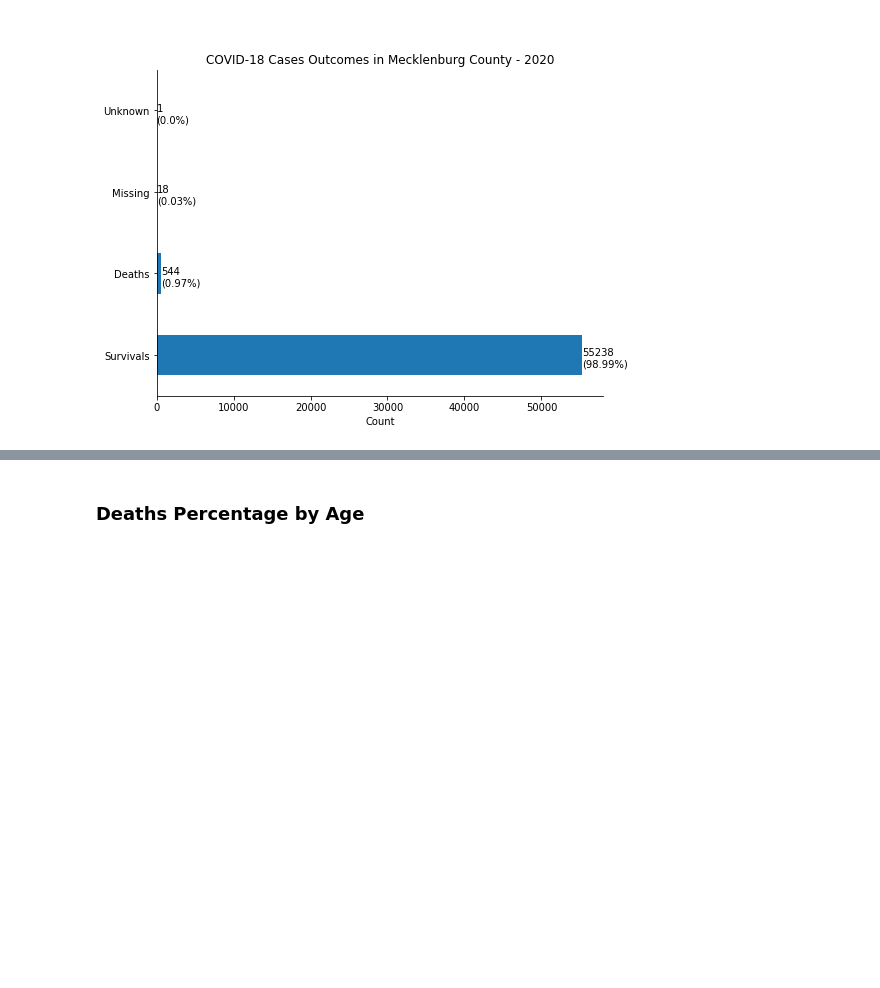
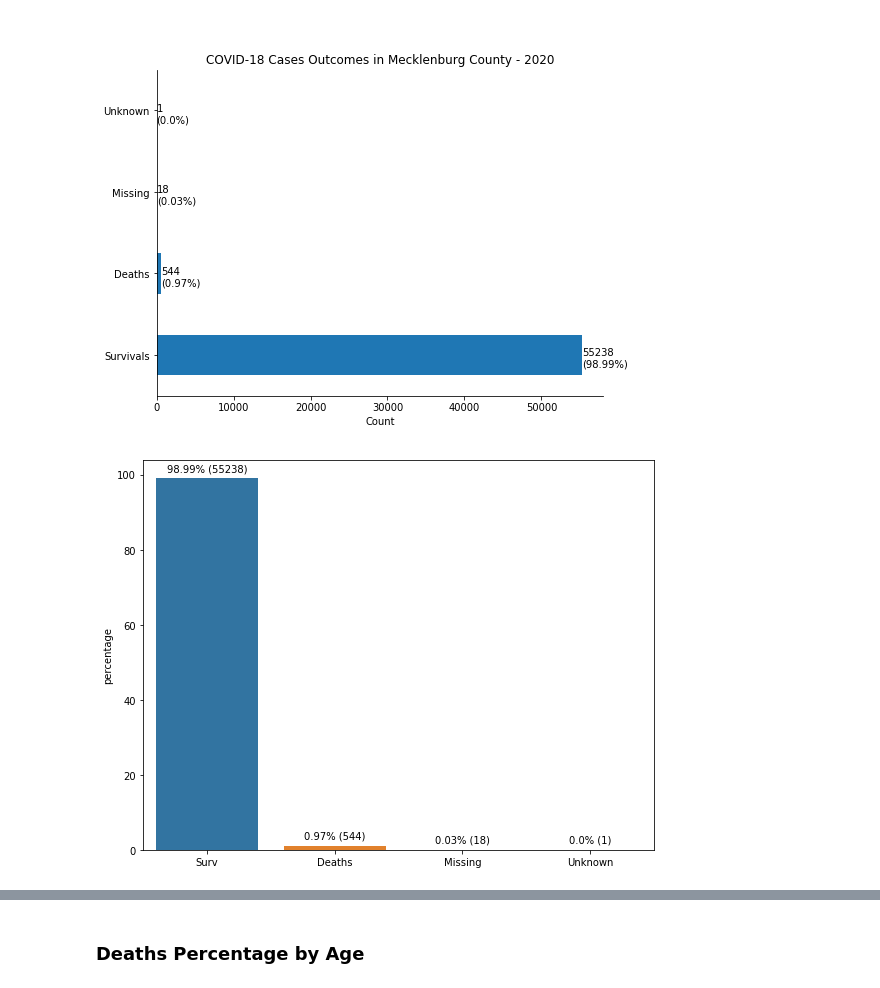
Before and after one commit to lauradahlberg/covid-19_analysis_NC, a Jupyter notebook: exploring_mecklenburg_covid_CDC_data.ipynb, the cells around one changed output, grey strips where cells are left out. Cells and saved outputs as stored; diff of their text form; code cells hidden in the pictures; blank space fills up the shorter version.

```diff
--- a/exploring_mecklenburg_covid_CDC_data.ipynb
+++ b/exploring_mecklenburg_covid_CDC_data.ipynb
@@ -135 +131,22 @@ ax.figure.savefig(IMAGES/'cases_outcomes_meck.png' )
+# %%
+## another way to plot total_d with labels
+## https://stackoverflow.com/questions/65655829/absolute-values-and-percentage-values-side-by-side-in-bar-chart-matplotlib/65725322#65725322
+x_axis = total_d.index
+# x_axis = ['MJO Active', 'MJO Inactive']
+# x_axis
+y_axis = total_d['percentage']
+# y_axis
+
+fig, ax = plt. subplots(figsize=(8,6))
+rects = sns.barplot(x_axis, y_axis, linewidth=0)
+
+values = total_d['count']
+
+for rect, perc, vals in zip(rects.patches, y_axis, values):
+    rects.annotate(f"{perc}% ({vals})", (rect.get_x() + rect.get_width() / 2., rect.get_height()),
+                  ha='center', va='center', fontsize=10, color='black', xytext=(0,10),
+                  textcoords='offset points')
+plt.tight_layout()
+# %% [output]
+[figure, added]
 # %% [markdown]
```
Also changed, not shown: parts of 26 cells of this notebook.
